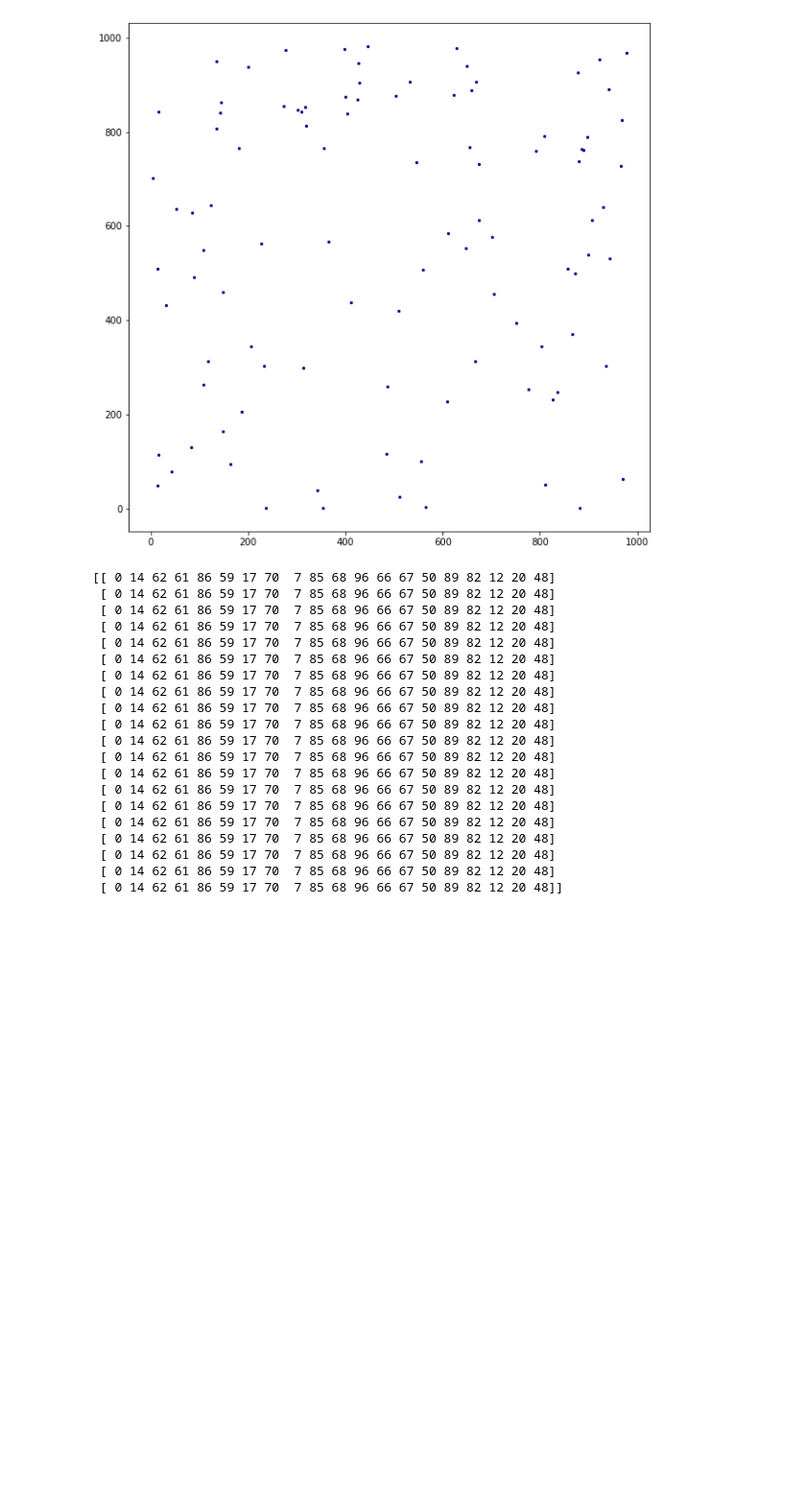
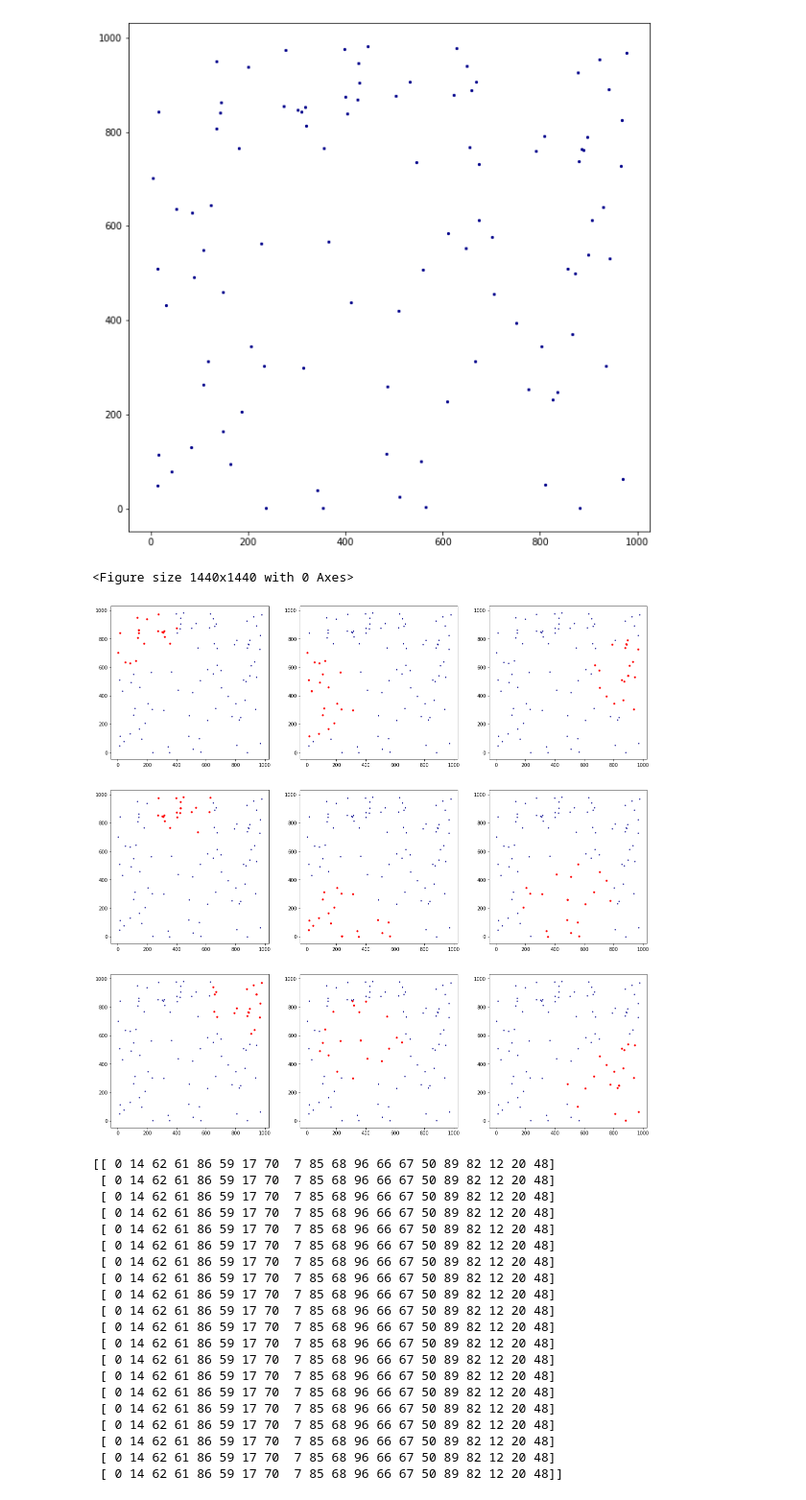
Before and after one commit to ViniciusBloise/Spider-scnu-TSP, a Jupyter notebook: Att-GraphConvNet/play_gnrlz.ipynb, the cells around one changed output. Shown at 96% size. Cells and saved outputs as stored; diff of their text form; code cells hidden in the pictures; blank space fills up the shorter version.

```diff
--- a/Att-GraphConvNet/play_gnrlz.ipynb
+++ b/Att-GraphConvNet/play_gnrlz.ipynb
@@ -42,7 +42,7 @@ tsp_inst_name = 'rd100.tsp'
 full_tsp_inst = os.path.join(path_tsplib, tsp_inst_name)
 
 tspReader = ReaderTSP()
-n_points, node_coord, distance_matrix, name, optimal_tour = tspReader.read_instance(full_tsp_inst)
+n_points, coord_buff, distance_matrix, name, optimal_tour = tspReader.read_instance(full_tsp_inst)
 # %% [markdown]
 ### Rescale instance
 # %%
@@ -64,10 +64,27 @@ plt.show()
 # %%
 K = 19; K_expand = K
 
-tsp_source = (node_coord, optimal_tour)
-edges, edges_values, nodes, coord_nodes, edges_target, nodes_target, meshs, omega, opt = \
+tsp_source = (coord_buff, optimal_tour)
+edge, edges_value, node, node_coord, edge_target, node_target, mesh, omega, opt = \
     test_one_tsp(tsp_source=tsp_source, \
-    coor_buff=node_coord, node_num=n_points,  cluster_center=0, top_k=K, top_k_expand=K_expand)
+    coor_buff=coord_buff, node_num=n_points,  cluster_center=0, top_k=K, top_k_expand=K_expand)
+# %%
+plt.figure(figsize=(20,20))
+
+plt_dim = 3
+fig, axs = plt.subplots(plt_dim, plt_dim)
+fig.set_size_inches((20,20))
+
+pos = coord_buff
+for i in range( plt_dim ** 2):
+    axs[i // plt_dim, i % plt_dim].scatter(pos[:, 0], pos[:, 1], 10, color='darkblue', marker='.')
+
+    samples = mesh[i][0][0]
+    axs[i // plt_dim, i % plt_dim].scatter(pos[samples, 0], pos[samples, 1], 10, color='red', marker='o')
+plt.show()
+# %% [output]
+<Figure size 1440x1440 with 0 Axes>
+[figure, added]
 # %%
 #print(len(edge), len(edges_value), len(nodes) )
 print(meshs[0][0])
```
Also changed, not shown: parts of 3 cells of this notebook, 1 other file.
